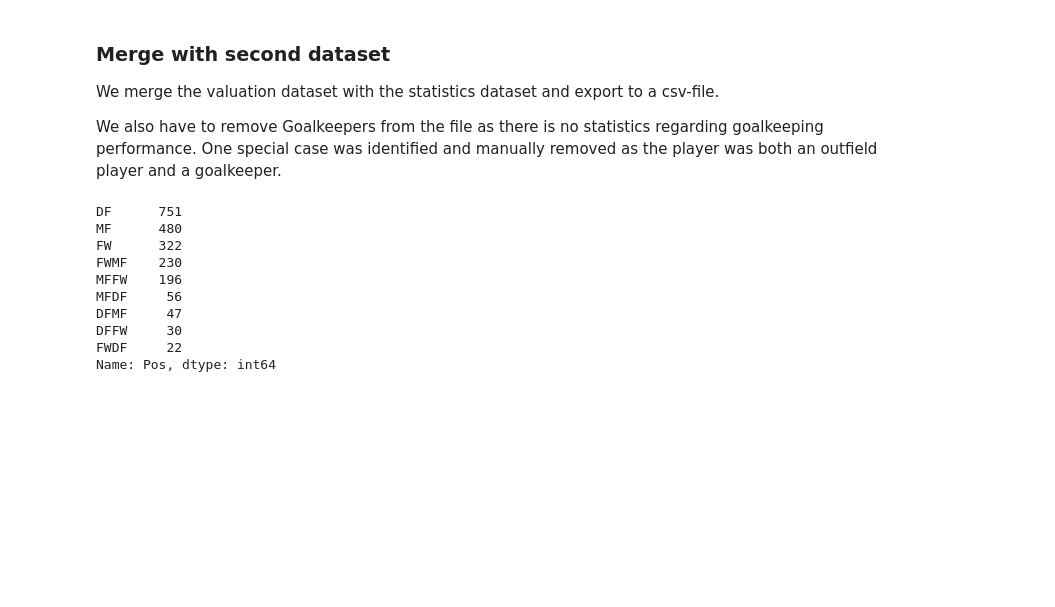
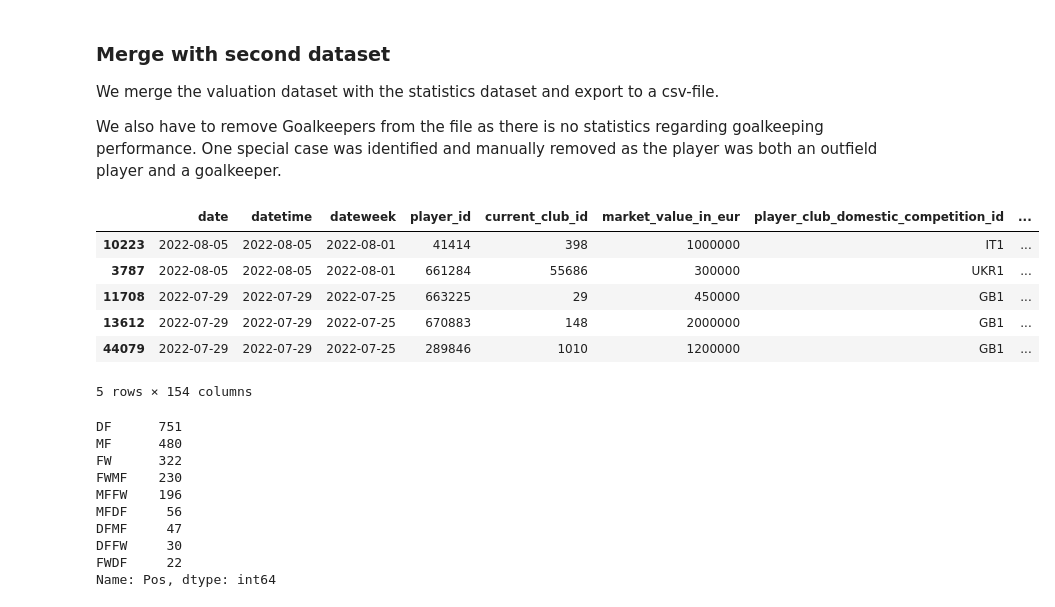
Before and after one commit to ludviglundgrens/SC1015_project, a Jupyter notebook: merge_data.ipynb, the cells around one changed output. Cells and saved outputs as stored; diff of their text form; code cells hidden in the pictures; blank space fills up the shorter version.

```diff
--- a/merge_data.ipynb
+++ b/merge_data.ipynb
@@ -56,10 +56,23 @@ We also have to remove Goalkeepers from the file as there is no statistics regar
 # %%
 new = pd.merge(merged_data, stat, left_on = 'name', right_on='Player')
 filtered = new[(new['date'] < '2022-08-06') & (new['date'] > '2021-08-13')]
+
+# sort by date before choosing first
+filtered = filtered.sort_values(by = "date", ascending=False)
 filtered = filtered.groupby(by = 'name').head(1)
 noGK = filtered[filtered.Pos != "GK"]
 noGK = noGK[noGK.Player != "Luca Zidane"]
 noGK.to_csv("merged_data.csv")
+
+noGK.head()
+# %% [output]
+|  | date | datetime | dateweek | player_id | current_club_id | market_value_in_eur | player_club_domestic_competition_id | ... |
+| 10223 | 2022-08-05 | 2022-08-05 | 2022-08-01 | 41414 | 398 | 1000000 | IT1 | ... |
+| 3787 | 2022-08-05 | 2022-08-05 | 2022-08-01 | 661284 | 55686 | 300000 | UKR1 | ... |
+| 11708 | 2022-07-29 | 2022-07-29 | 2022-07-25 | 663225 | 29 | 450000 | GB1 | ... |
+| 13612 | 2022-07-29 | 2022-07-29 | 2022-07-25 | 670883 | 148 | 2000000 | GB1 | ... |
+| 44079 | 2022-07-29 | 2022-07-29 | 2022-07-25 | 289846 | 1010 | 1200000 | GB1 | ... |
+5 rows × 154 columns
 # %%
 noGK['Pos'].value_counts()
 # %% [output]
```
Also changed, not shown: 1 other file.
